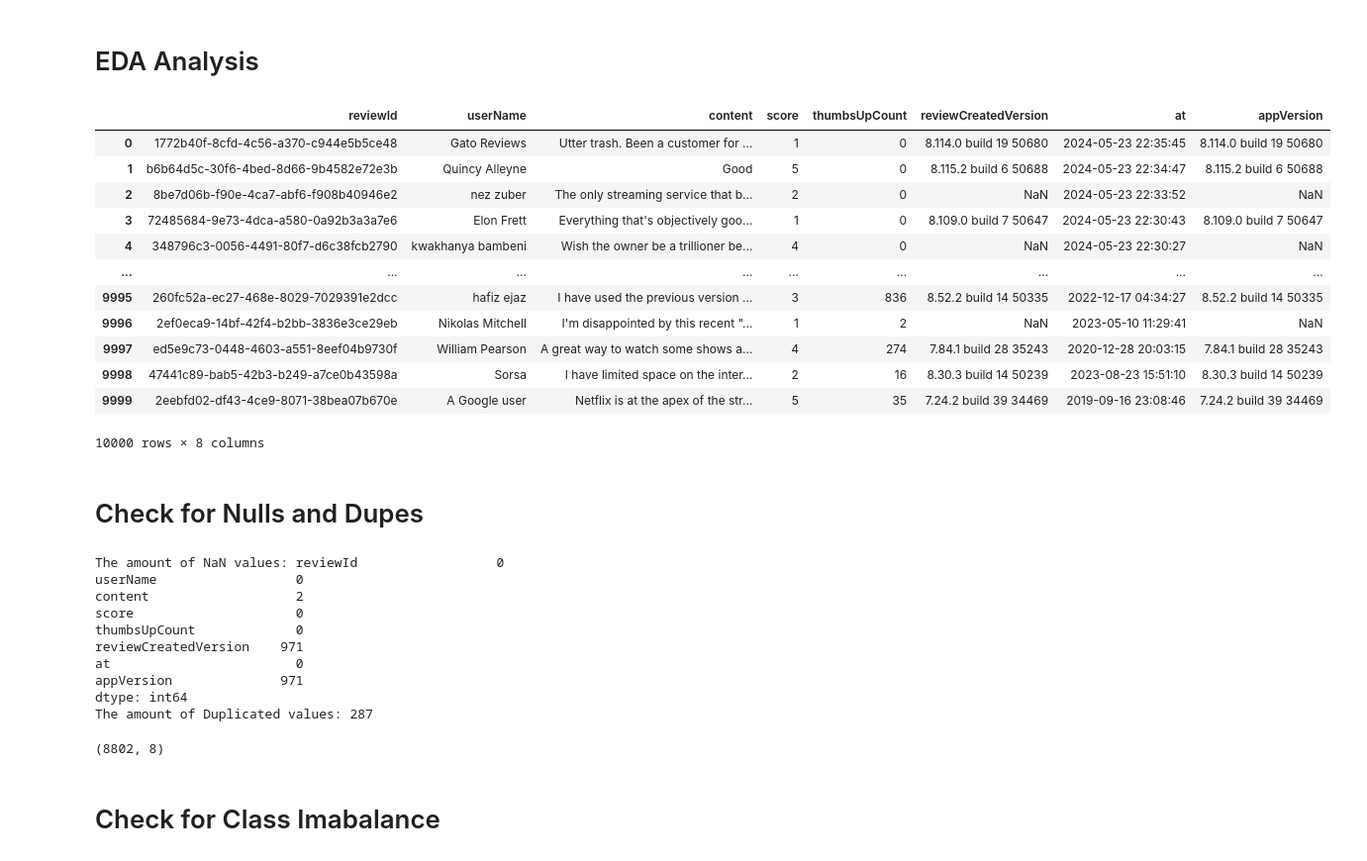
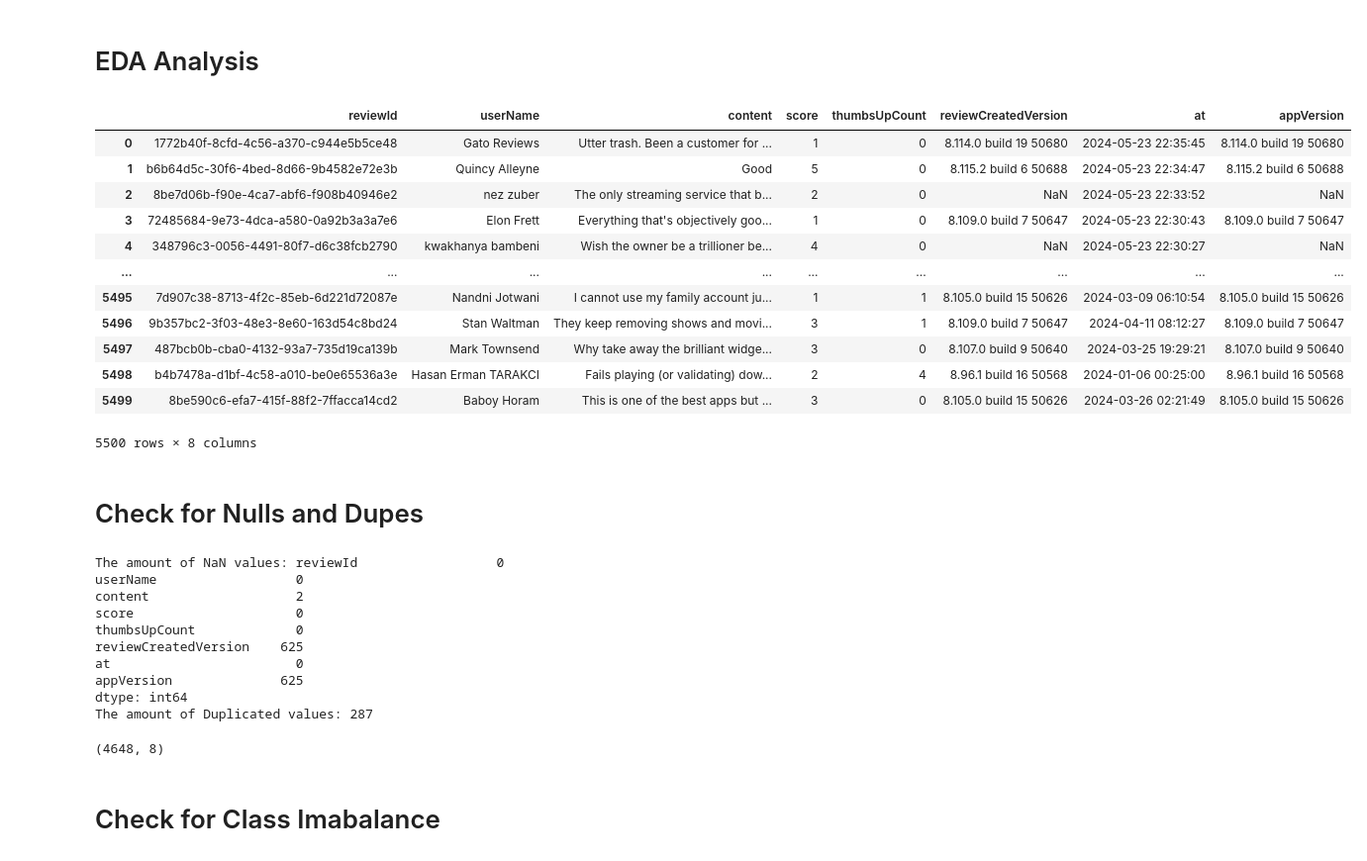
Before and after one commit to MaukanMir/Netflix-Sentiment-Classification-Two, a Jupyter notebook: training.ipynb, the cells around one changed output. Shown at 99% size. Saved outputs shown, nothing was run; the diff lists cells and outputs as text; code cells hidden in the pictures.

```diff
--- a/training.ipynb
+++ b/training.ipynb
@@ -144,22 +144,22 @@ def test_sampling_models(sampling_model_names, sampling_models, model_names, mod
 # %% [markdown]
 # EDA Analysis
 # %%
-df = pd.read_csv("/Users/maukanmir/Downloads/netflix_reviews.csv",nrows=10000)
+df = pd.read_csv("/Users/maukanmir/Downloads/netflix_reviews.csv",nrows=5500)
 df
 # %% [output]
 |  | reviewId | userName | content | score | thumbsUpCount | reviewCreatedVersion | at | appVersion |
 | 0 | 1772b40f-8cfd-4c56-a370-c944e5b5ce48 | Gato Reviews | Utter trash. Been a customer for ... | 1 | 0 | 8.114.0 build 19 50680 | 2024-05-23 22:35:45 | 8.114.0 build 19 50680 |
 | 1 | b6b64d5c-30f6-4bed-8d66-9b4582e72e3b | Quincy Alleyne | Good | 5 | 0 | 8.115.2 build 6 50688 | 2024-05-23 22:34:47 | 8.115.2 build 6 50688 |
 | 2 | 8be7d06b-f90e-4ca7-abf6-f908b40946e2 | nez zuber | The only streaming service that b... | 2 | 0 | NaN | 2024-05-23 22:33:52 | NaN |
 | 3 | 72485684-9e73-4dca-a580-0a92b3a3a7e6 | Elon Frett | Everything that's objectively goo... | 1 | 0 | 8.109.0 build 7 50647 | 2024-05-23 22:30:43 | 8.109.0 build 7 50647 |
 | 4 | 348796c3-0056-4491-80f7-d6c38fcb2790 | kwakhanya bambeni | Wish the owner be a trillioner be... | 4 | 0 | NaN | 2024-05-23 22:30:27 | NaN |
 | ... | ... | ... | ... | ... | ... | ... | ... | ... |
-| 9995 | 260fc52a-ec27-468e-8029-7029391e2dcc | hafiz ejaz | I have used the previous version ... | 3 | 836 | 8.52.2 build 14 50335 | 2022-12-17 04:34:27 | 8.52.2 build 14 50335 |
-| 9996 | 2ef0eca9-14bf-42f4-b2bb-3836e3ce29eb | Nikolas Mitchell | I'm disappointed by this recent "... | 1 | 2 | NaN | 2023-05-10 11:29:41 | NaN |
-| 9997 | ed5e9c73-0448-4603-a551-8eef04b9730f | William Pearson | A great way to watch some shows a... | 4 | 274 | 7.84.1 build 28 35243 | 2020-12-28 20:03:15 | 7.84.1 build 28 35243 |
-| 9998 | 47441c89-bab5-42b3-b249-a7ce0b43598a | Sorsa | I have limited space on the inter... | 2 | 16 | 8.30.3 build 14 50239 | 2023-08-23 15:51:10 | 8.30.3 build 14 50239 |
-| 9999 | 2eebfd02-df43-4ce9-8071-38bea07b670e | A Google user | Netflix is at the apex of the str... | 5 | 35 | 7.24.2 build 39 34469 | 2019-09-16 23:08:46 | 7.24.2 build 39 34469 |
+| 5495 | 7d907c38-8713-4f2c-85eb-6d221d72087e | Nandni Jotwani | I cannot use my family account ju... | 1 | 1 | 8.105.0 build 15 50626 | 2024-03-09 06:10:54 | 8.105.0 build 15 50626 |
+| 5496 | 9b357bc2-3f03-48e3-8e60-163d54c8bd24 | Stan Waltman | They keep removing shows and movi... | 3 | 1 | 8.109.0 build 7 50647 | 2024-04-11 08:12:27 | 8.109.0 build 7 50647 |
+| 5497 | 487bcb0b-cba0-4132-93a7-735d19ca139b | Mark Townsend | Why take away the brilliant widge... | 3 | 0 | 8.107.0 build 9 50640 | 2024-03-25 19:29:21 | 8.107.0 build 9 50640 |
+| 5498 | b4b7478a-d1bf-4c58-a010-be0e65536a3e | Hasan Erman TARAKCI | Fails playing (or validating) dow... | 2 | 4 | 8.96.1 build 16 50568 | 2024-01-06 00:25:00 | 8.96.1 build 16 50568 |
+| 5499 | 8be590c6-efa7-415f-88f2-7ffacca14cd2 | Baboy Horam | This is one of the best apps but ... | 3 | 0 | 8.105.0 build 15 50626 | 2024-03-26 02:21:49 | 8.105.0 build 15 50626 |
-10000 rows × 8 columns
+5500 rows × 8 columns
 # %% [markdown]
 # Check for Nulls and Dupes
 # %%
@@ -170,9 +170,9 @@ userName                  0
 content                   2
 score                     0
 thumbsUpCount             0
-reviewCreatedVersion    971
+reviewCreatedVersion    625
 at                        0
-appVersion              971
+appVersion              625
 dtype: int64
 The amount of Duplicated values: 287
 # %%
@@ -182,7 +182,7 @@ df.drop_duplicates(inplace=True)
 # %%
 df.shape
 # %% [output]
-(8802, 8)
+(4648, 8)
 # %% [markdown]
 # Check for Class Imabalance
 # %%
```
Also changed, not shown: parts of 9 cells of this notebook.
